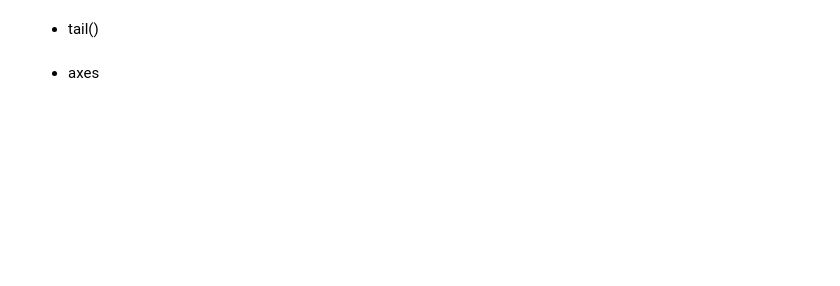
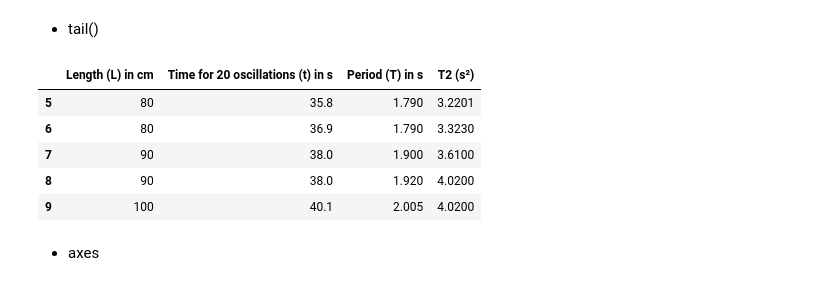
Before and after one commit to princealexanderm/SEC_S6_2026-27, a Jupyter notebook: FYUGP_S6_SEC(2026_27)_Data_analysis_in_physical_science_2.ipynb, the cells around one changed output. Cells and saved outputs as stored; diff of their text form; code cells hidden in the pictures; blank space fills up the shorter version.

```diff
--- a/FYUGP_S6_SEC(2026_27)_Data_analysis_in_physical_science_2.ipynb
+++ b/FYUGP_S6_SEC(2026_27)_Data_analysis_in_physical_science_2.ipynb
@@ -1691,4 +1824,13 @@ df
 # %% [markdown]
 - tail()
+# %%
+df.tail()
+# %% [output]
+|  | Length (L) in cm | Time for 20 oscillations (t) in s | Period (T) in s | T2 (s²) |
+| 5 | 80 | 35.8 | 1.790 | 3.2201 |
+| 6 | 80 | 36.9 | 1.790 | 3.3230 |
+| 7 | 90 | 38.0 | 1.900 | 3.6100 |
+| 8 | 90 | 38.0 | 1.920 | 4.0200 |
+| 9 | 100 | 40.1 | 2.005 | 4.0200 |
 # %% [markdown]
 - axes
```
Also changed, not shown: parts of 48 cells of this notebook.
